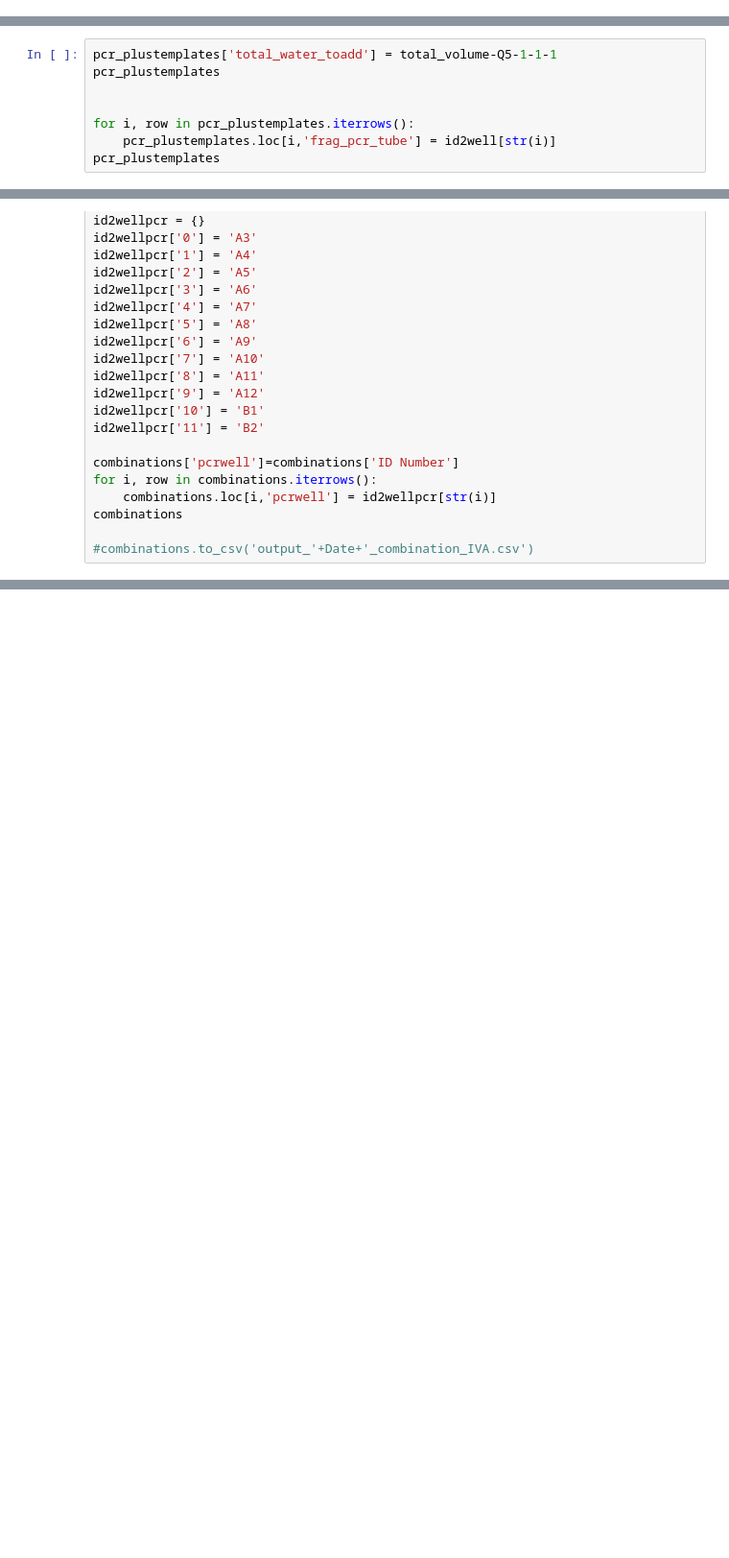
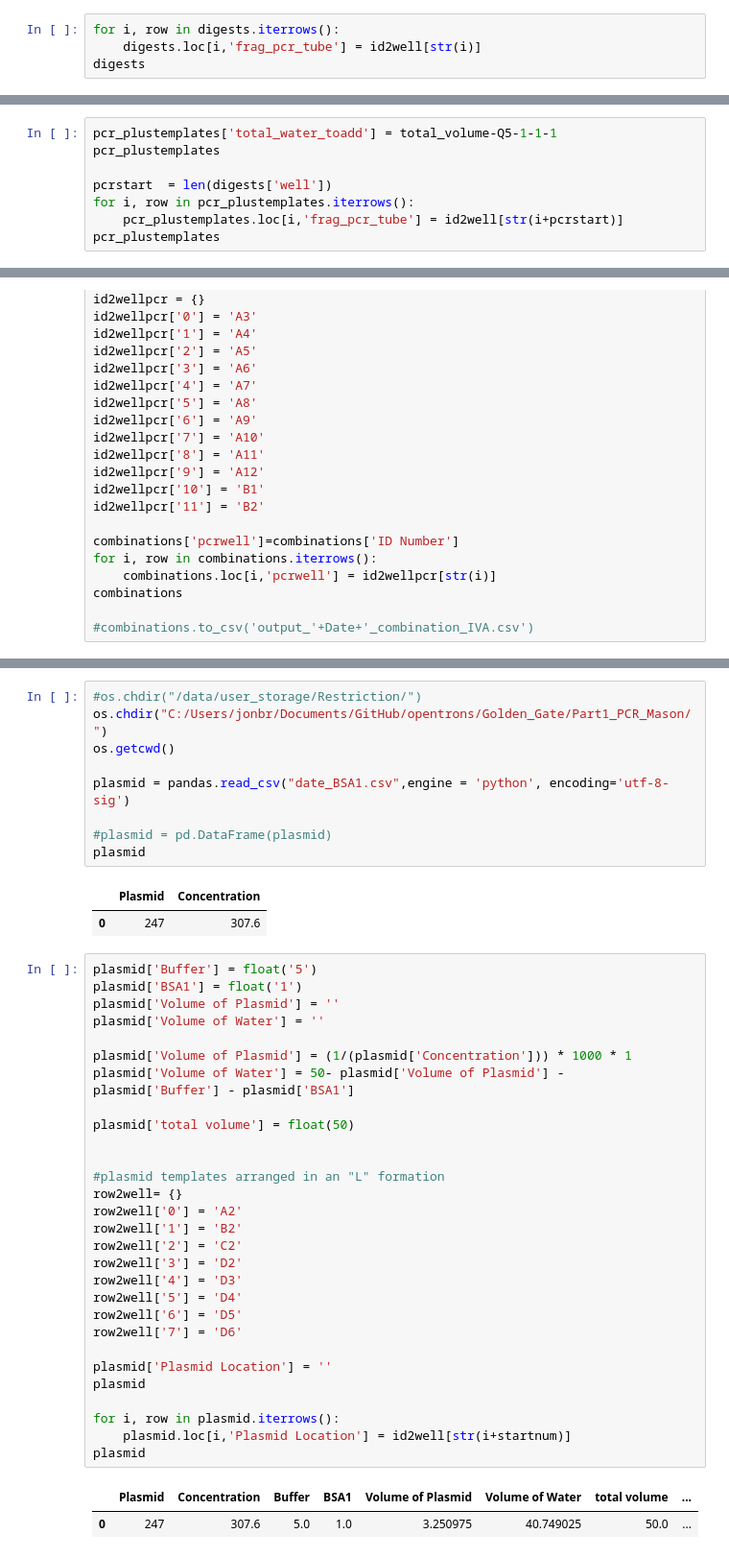
Before and after one commit to PlantSynBioLab/AssemblyTron, a Jupyter notebook: Golden_Gate/Part1_PCR_Mason/Part1_PCR.ipynb, the cells around one changed output, grey strips where cells are left out. Shown at 96% size. Cells and saved outputs as stored; diff of their text form; blank space fills up the shorter version.

```diff
--- a/Golden_Gate/Part1_PCR_Mason/Part1_PCR.ipynb
+++ b/Golden_Gate/Part1_PCR_Mason/Part1_PCR.ipynb
@@ -174,0 +166,4 @@ digests
+# %%
+for i, row in digests.iterrows():
+    digests.loc[i,'frag_pcr_tube'] = id2well[str(i)]
+digests
@@ -316,9 +314,9 @@ pcr_plustemplates
 pcr_plustemplates['total_water_toadd'] = total_volume-Q5-1-1-1
 pcr_plustemplates
 
-
+pcrstart  = len(digests['well'])
 for i, row in pcr_plustemplates.iterrows():
-    pcr_plustemplates.loc[i,'frag_pcr_tube'] = id2well[str(i)]
+    pcr_plustemplates.loc[i,'frag_pcr_tube'] = id2well[str(i+pcrstart)]
 pcr_plustemplates
 # %% [output]
 |  | Reaction ID Number | Primary Template | Alternate Template | Forward Oligo ID Number | Forward Oligo Name | ... |
@@ -739,3 +832,47 @@ def run(protocol: protocol_api.ProtocolContext): #for actually running the scrip
     tc_mod.open_lid()
 
     print('all done')
+# %%
+#os.chdir("/data/user_storage/Restriction/")
+os.chdir("C:/Users/jonbr/Documents/GitHub/opentrons/Golden_Gate/Part1_PCR_Mason/")
+os.getcwd()
+
+plasmid = pandas.read_csv("date_BSA1.csv",engine = 'python', encoding='utf-8-sig')
+
+#plasmid = pd.DataFrame(plasmid)
+plasmid
+# %% [output]
+|  | Plasmid | Concentration |
+| 0 | 247 | 307.6 |
+# %%
+plasmid['Buffer'] = float('5')
+plasmid['BSA1'] = float('1')
+plasmid['Volume of Plasmid'] = ''
+plasmid['Volume of Water'] = ''
+
+plasmid['Volume of Plasmid'] = (1/(plasmid['Concentration'])) * 1000 * 1
+plasmid['Volume of Water'] = 50- plasmid['Volume of Plasmid'] - plasmid['Buffer'] - plasmid['BSA1']
+
+plasmid['total volume'] = float(50)
+
+
+#plasmid templates arranged in an "L" formation
+row2well= {}
+row2well['0'] = 'A2'
+row2well['1'] = 'B2'
+row2well['2'] = 'C2'
+row2well['3'] = 'D2'
+row2well['4'] = 'D3'
+row2well['5'] = 'D4'
+row2well['6'] = 'D5'
+row2well['7'] = 'D6'
+
+plasmid['Plasmid Location'] = ''
+plasmid
+
+for i, row in plasmid.iterrows():
+    plasmid.loc[i,'Plasmid Location'] = id2well[str(i+startnum)]
+plasmid
+# %% [output]
+|  | Plasmid | Concentration | Buffer | BSA1 | Volume of Plasmid | Volume of Water | total volume | ... |
+| 0 | 247 | 307.6 | 5.0 | 1.0 | 3.250975 | 40.749025 | 50.0 | ... |
```
Also changed, not shown: parts of 6 cells of this notebook, 1 other file.
